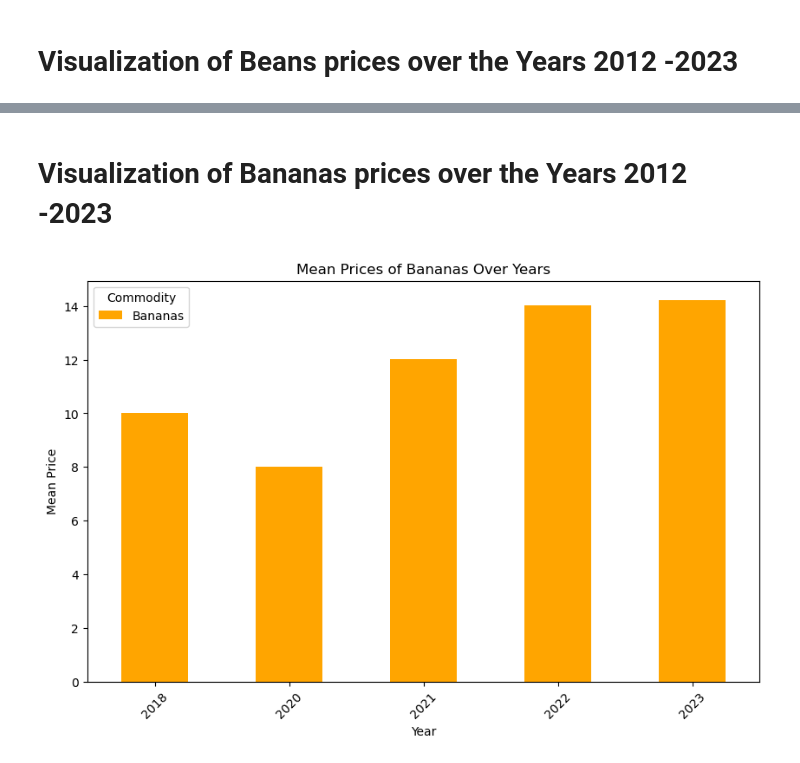
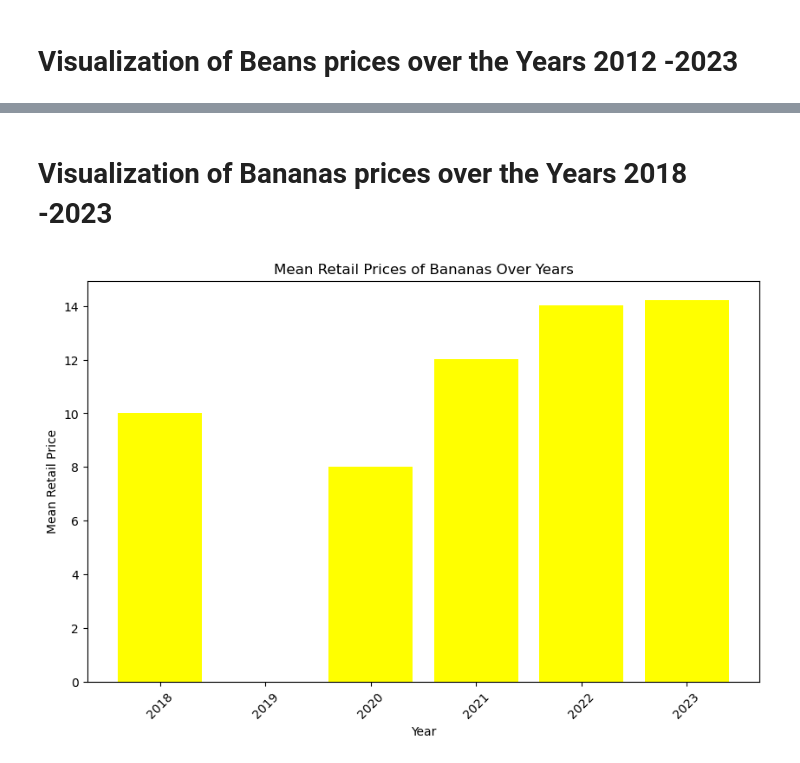
Before and after one commit to EvangelineNgunjiri/KilimoRiziki-Decision-Hub, a Jupyter notebook: Crops EDA.ipynb, the cells around one changed output, grey strips where cells are left out. Cells and saved outputs as stored; diff of their text form; code cells hidden in the pictures.

```diff
--- a/Crops EDA.ipynb
+++ b/Crops EDA.ipynb
@@ -48,2 +48,0 @@ filtered_df.head(3000)
-# %%
-filtered_df['commodity'] = filtered_df['commodity'].replace('Maize \(white\)', 'Maize', regex=True)
@@ -178,18 +178,24 @@ plt.show()
 # %%
+# Convert 'date' to datetime format
+filtered_df['date'] = pd.to_datetime(filtered_df['date'], format='%d/%m/%Y')
+
+# Extract the year from the 'date' column
+filtered_df['year'] = filtered_df['date'].dt.year
+# Clean the 'price' column
 filtered_df['price'] = pd.to_numeric(filtered_df['price'], errors='coerce')
 
 # Select only Beans data and only retail prices
 beans_data_retail = filtered_df[(filtered_df['commodity'] == 'Beans') & (filtered_df['pricetype'] == 'Retail')]
 
-# Calculate mean retail prices for Beans and unstack the result
-mean_prices_beans_retail = beans_data_retail.groupby(['year', 'commodity'])['price'].mean().unstack()
+# Calculate mean prices for retail Beans and unstack the result
+beans_mean_prices_retail = beans_data_retail.groupby('year')['price'].mean()
 
-# Bar plot for mean retail prices of Beans
-mean_prices_beans_retail.plot(kind='bar', stacked=True, figsize=(10, 6), color='green')
+# Bar plot for retail prices of Beans
+plt.figure(figsize=(10, 6))
+plt.bar(beans_mean_prices_retail.index, beans_mean_prices_retail.values, color='brown')
 plt.title('Mean Retail Prices of Beans (per kg) Over Years')
 plt.xlabel('Year')
 plt.ylabel('Mean Retail Price')
-plt.xticks(rotation=45)
-plt.legend(title='Commodity')
+plt.xticks(beans_mean_prices_retail.index, rotation=45, ha='right')  # Specify tick locations and rotation
 plt.show()
 # %% [output]
@@ -197,19 +203,27 @@ TypeError: no numeric data to plot
 # %% [markdown]
-# Visualization of Bananas prices over the Years 2012 -2023
+# Visualization of Bananas prices over the Years 2018 -2023
 # %%
-# Select only Bananas data
-bananas_data = filtered_df[filtered_df['commodity'] == 'Bananas']
+# Convert 'date' to datetime format
+filtered_df['date'] = pd.to_datetime(filtered_df['date'], format='%d/%m/%Y')
 
-# Calculate mean prices for Bananas and unstack the result
-mean_prices_bananas = bananas_data.groupby(['year', 'commodity'])['price'].mean().unstack()
+# Extract the year from the 'date' column
+filtered_df['year'] = filtered_df['date'].dt.year
+# Clean the 'price' column
+filtered_df['price'] = pd.to_numeric(filtered_df['price'], errors='coerce')
 
-# Bar plot for Bananas
-mean_prices_bananas.plot(kind='bar', stacked=True, figsize=(10, 6), color='orange')
-plt.title('Mean Prices of Bananas Over Years')
+# Select only Bananas data and only retail prices
+bananas_data_retail = filtered_df[(filtered_df['commodity'] == 'Bananas') & (filtered_df['pricetype'] == 'Retail')]
+
+# Calculate mean prices for retail Bananas
+bananas_mean_prices_retail = bananas_data_retail.groupby('year')['price'].mean()
+
+# Bar plot for retail prices of Bananas
+plt.figure(figsize=(10, 6))
+plt.bar(bananas_mean_prices_retail.index, bananas_mean_prices_retail.values, color='yellow')
+plt.title('Mean Retail Prices of Bananas Over Years')
 plt.xlabel('Year')
-plt.ylabel('Mean Price')
+plt.ylabel('Mean Retail Price')
 plt.xticks(rotation=45)
-plt.legend(title='Commodity')
 plt.show()
 # %% [output]
-[figure, old version]
+[figure, new version]
```
Also changed, not shown: parts of 20 cells of this notebook.
